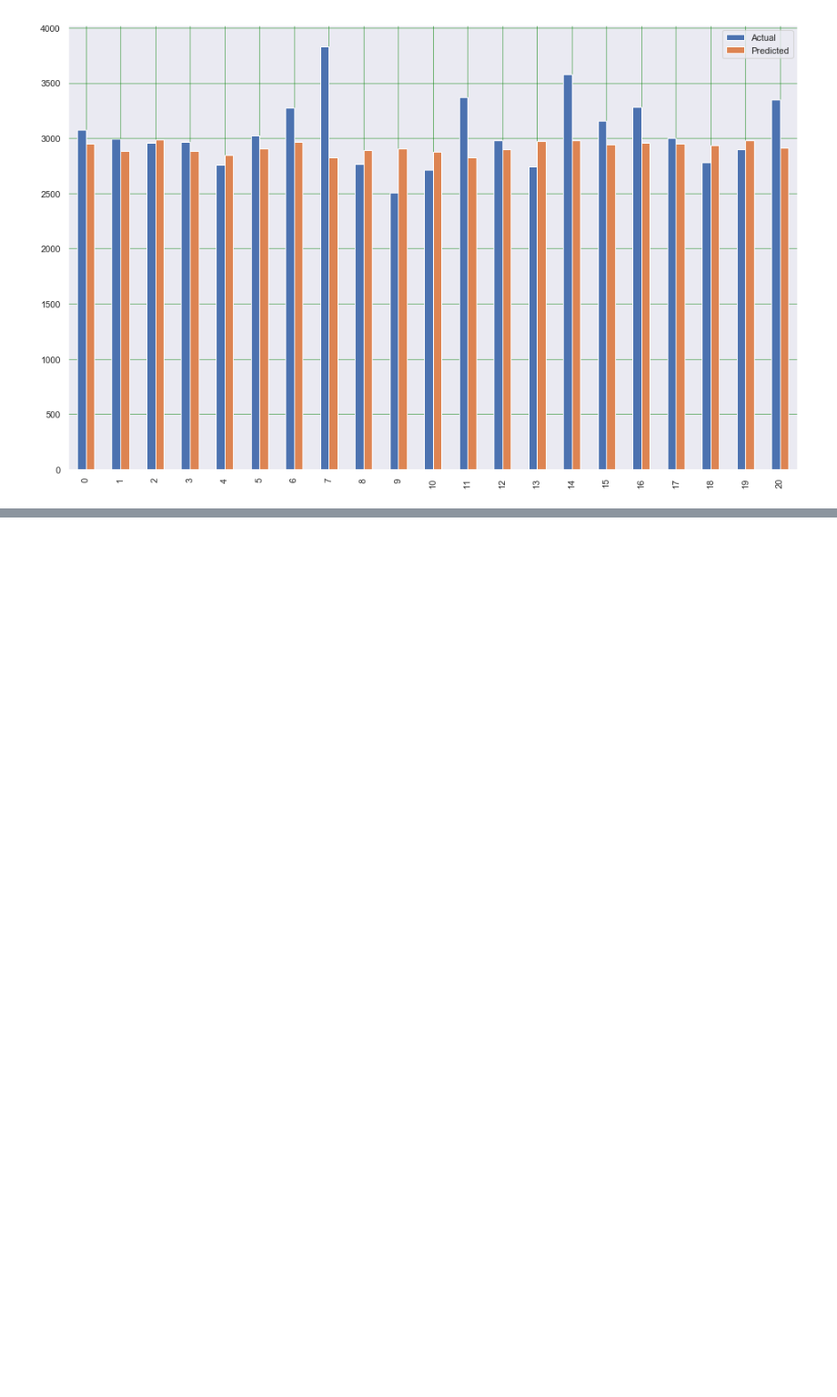
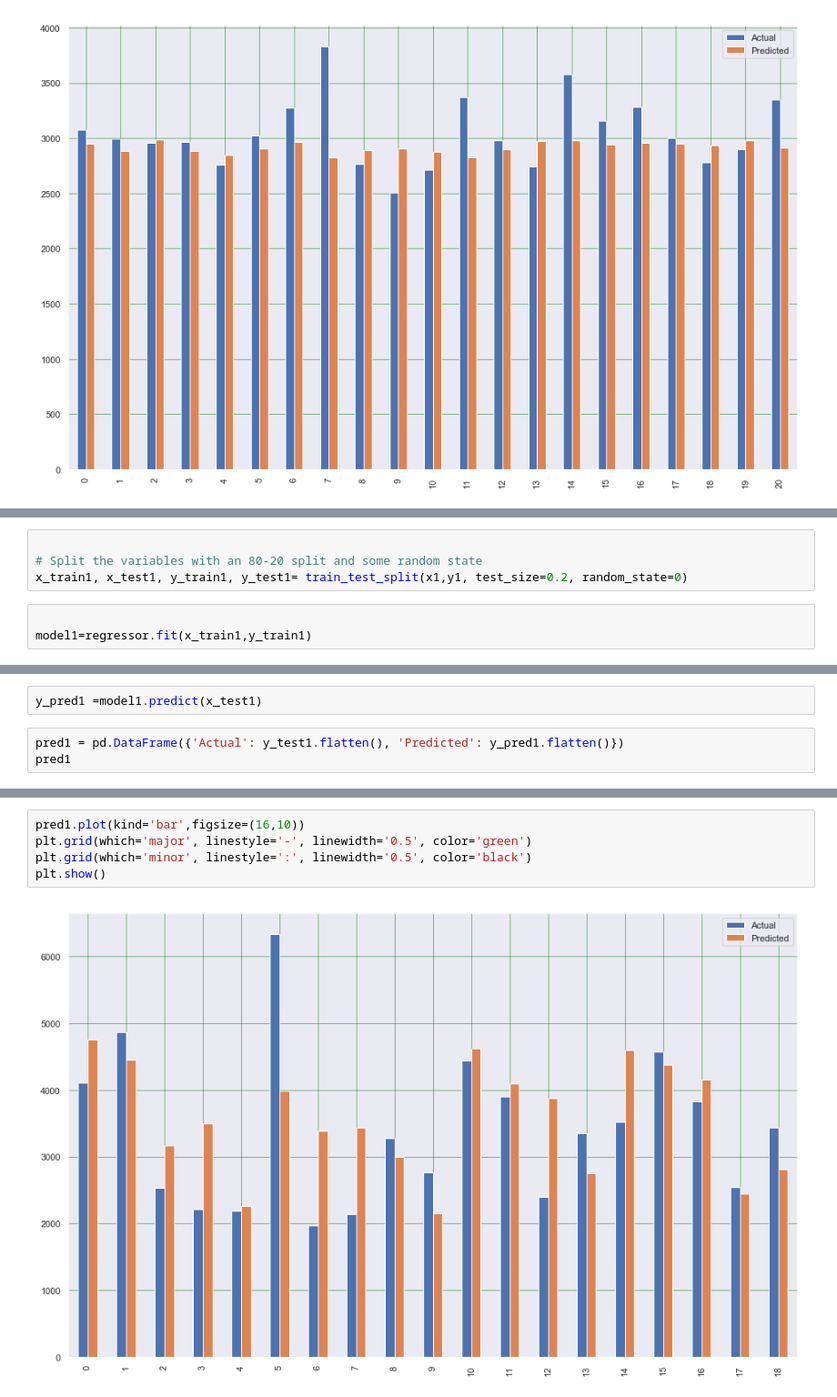
Before and after one commit to alpha-viper/data_science, a Jupyter notebook: minor project rainfall in india .ipynb, the cells around one changed output, grey strips where cells are left out. Shown at 91% size. Drawn from its saved outputs; the diff is of its cells as text; blank space fills up the shorter version.

```diff
--- a/minor project rainfall in india .ipynb
+++ b/minor project rainfall in india .ipynb
@@ -291,0 +301,7 @@ print(model.predict(x))
+# %%
+
+# Split the variables with an 80-20 split and some random state
+x_train1, x_test1, y_train1, y_test1= train_test_split(x1,y1, test_size=0.2, random_state=0)
+# %%
+
+model1=regressor.fit(x_train1,y_train1)
@@ -291,0 +316,5 @@ print(model.predict(x))
+# %%
+y_pred1 =model1.predict(x_test1)
+# %%
+pred1 = pd.DataFrame({'Actual': y_test1.flatten(), 'Predicted': y_pred1.flatten()})
+pred1
@@ -291,0 +339,7 @@ print(model.predict(x))
+# %%
+pred1.plot(kind='bar',figsize=(16,10))
+plt.grid(which='major', linestyle='-', linewidth='0.5', color='green')
+plt.grid(which='minor', linestyle=':', linewidth='0.5', color='black')
+plt.show()
+# %% [output]
+[figure, added]
```
Also changed, not shown: parts of 60 cells of this notebook.
